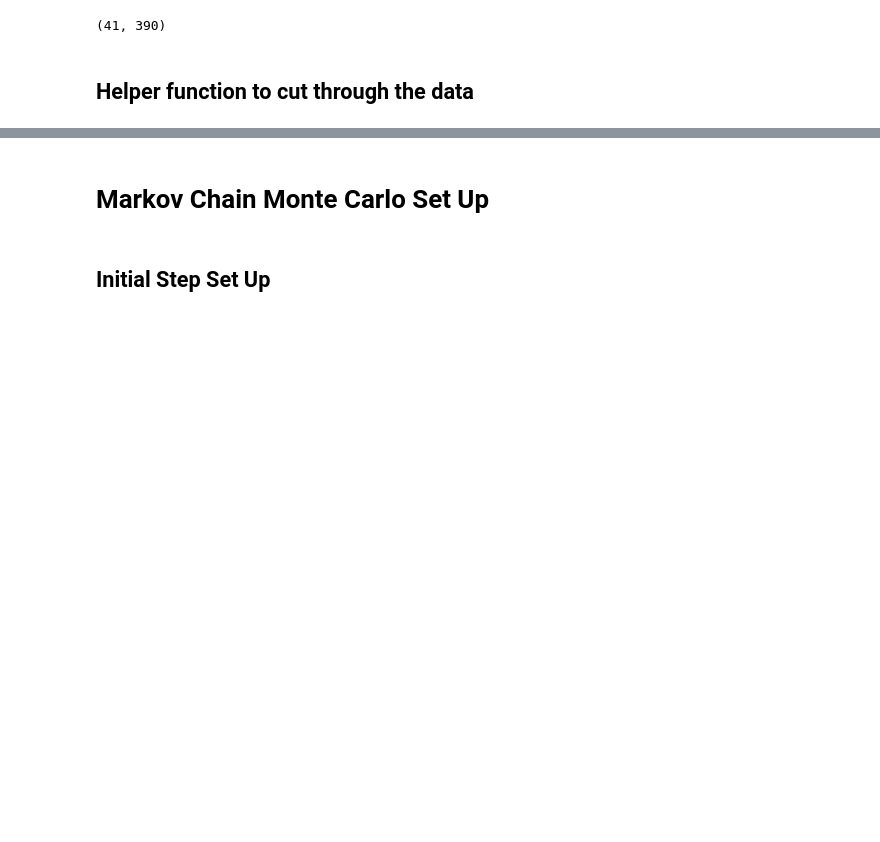
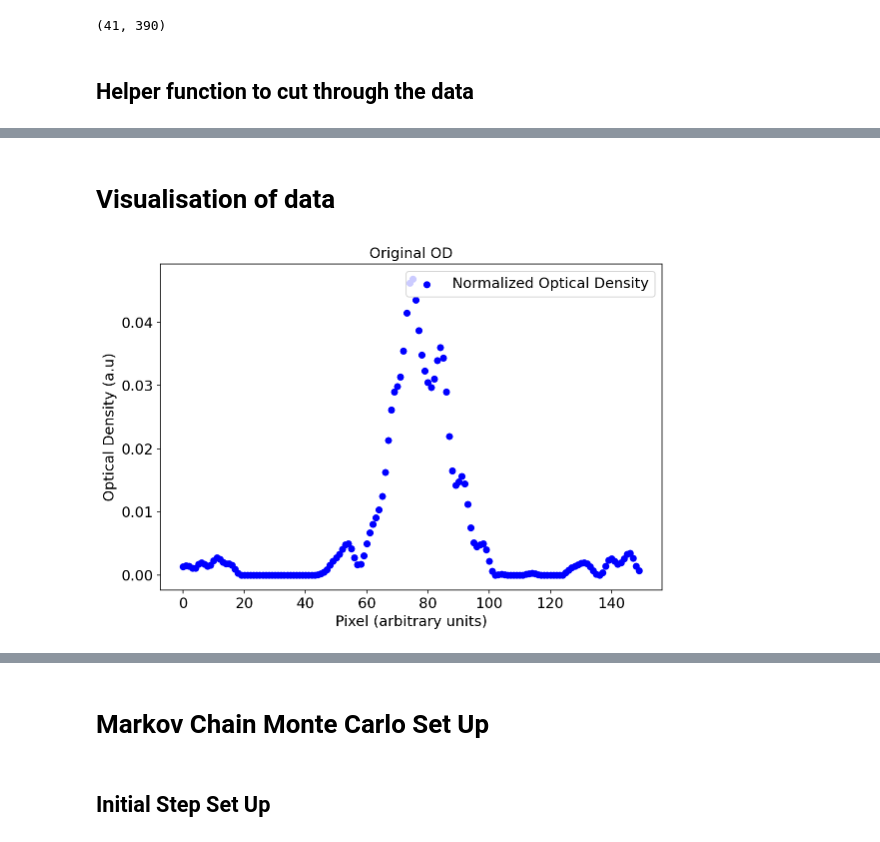
Before and after one commit to weldlabucsb/mcmc, a Jupyter notebook: mcmc_nuts_clean.ipynb, the cells around one changed output, grey strips where cells are left out. Cells and saved outputs as stored; diff of their text form; code cells hidden in the pictures; blank space fills up the shorter version.

```diff
--- a/mcmc_nuts_clean.ipynb
+++ b/mcmc_nuts_clean.ipynb
@@ -125,0 +277,6 @@ trapz(Slice)
+# %%
+#@title Using Panda to keep tidy data
+X = np.linspace(0, int(N), num=int(N), endpoint=False)
+data = np.column_stack((X, Slice))
+print(data)
+df = pd.DataFrame(data, columns = ['x','od'])
@@ -125,0 +301,10 @@ trapz(Slice)
+# %% [markdown]
+# Visualisation of data
+# %%
+plt.scatter(df['x'],df['od'],c='b',label='Normalized Optical Density')
+plt.legend(loc= "upper right")
+plt.xlabel("Pixel (arbitrary units)")
+plt.ylabel("Optical Density (a.u)")
+plt.title("Original OD");
+# %% [output]
+[figure, added]
```
Also changed, not shown: parts of 29 cells of this notebook.
